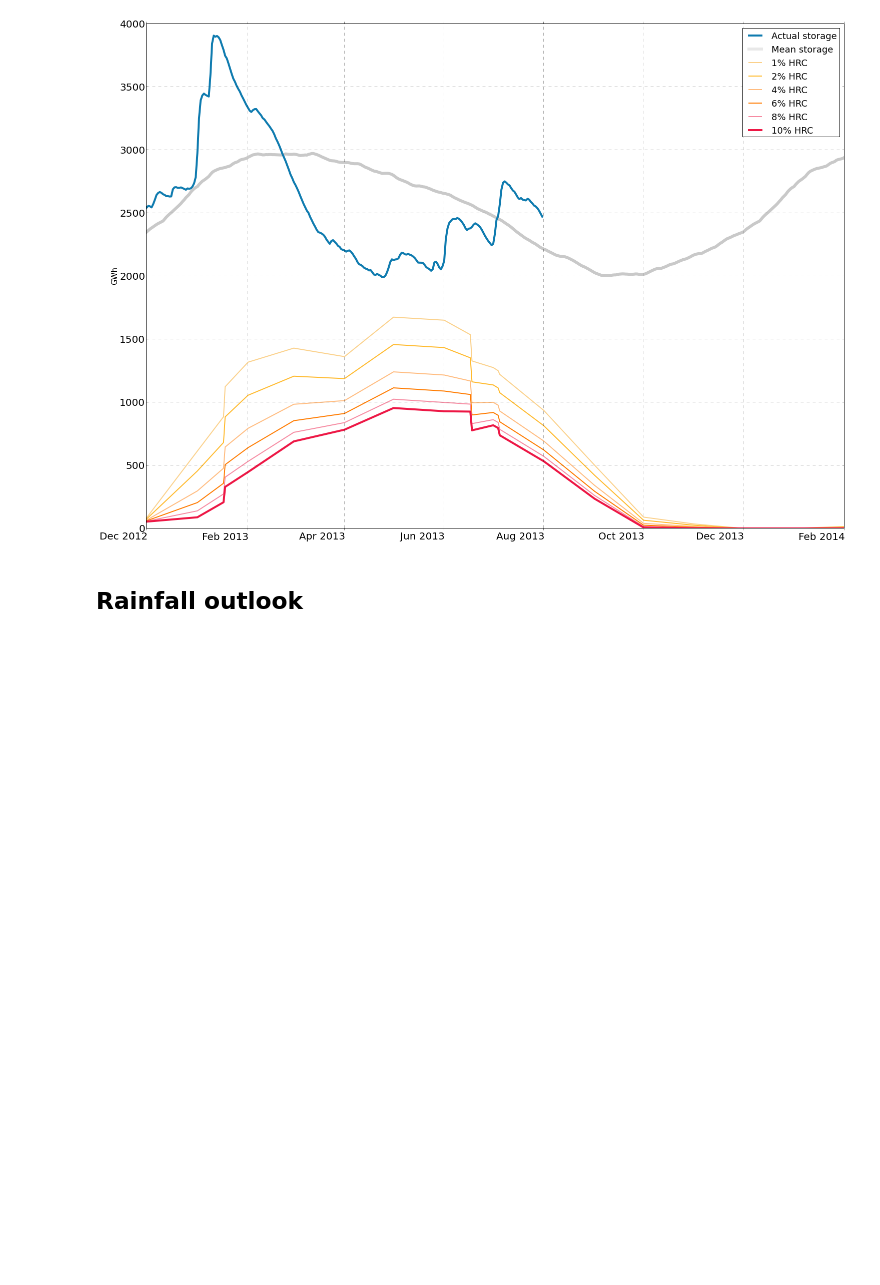
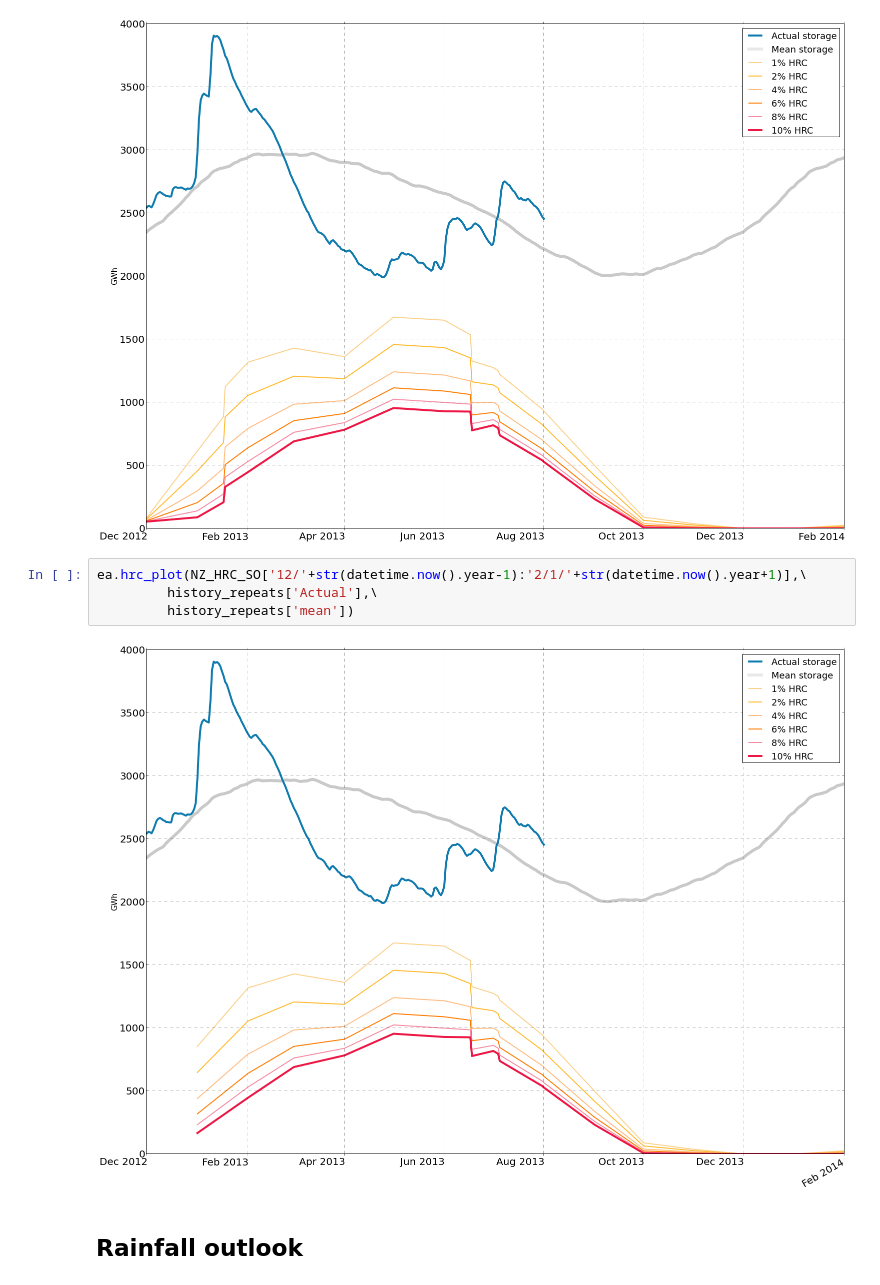
Before and after one commit to jcrabtree/reporting, a Jupyter notebook: hydrology.ipynb, the cells around one changed output. Cells and saved outputs as stored; diff of their text form; blank space fills up the shorter version.

```diff
--- a/hydrology.ipynb
+++ b/hydrology.ipynb
@@ -111,6 +107,12 @@ ea.hrc_plot(SI_HRC2['12/'+str(datetime.now().year-1):'2/1/'+str(datetime.now().y
          history_repeats['mean'])
 # %% [output]
 [figure]
+# %%
+ea.hrc_plot(NZ_HRC_SO['12/'+str(datetime.now().year-1):'2/1/'+str(datetime.now().year+1)],\
+         history_repeats['Actual'],\
+         history_repeats['mean'])
+# %% [output]
+[figure, added]
 # %% [markdown]
 ## Rainfall outlook
 # %%
```
Also changed, not shown: parts of 8 cells of this notebook, 1 other file.
